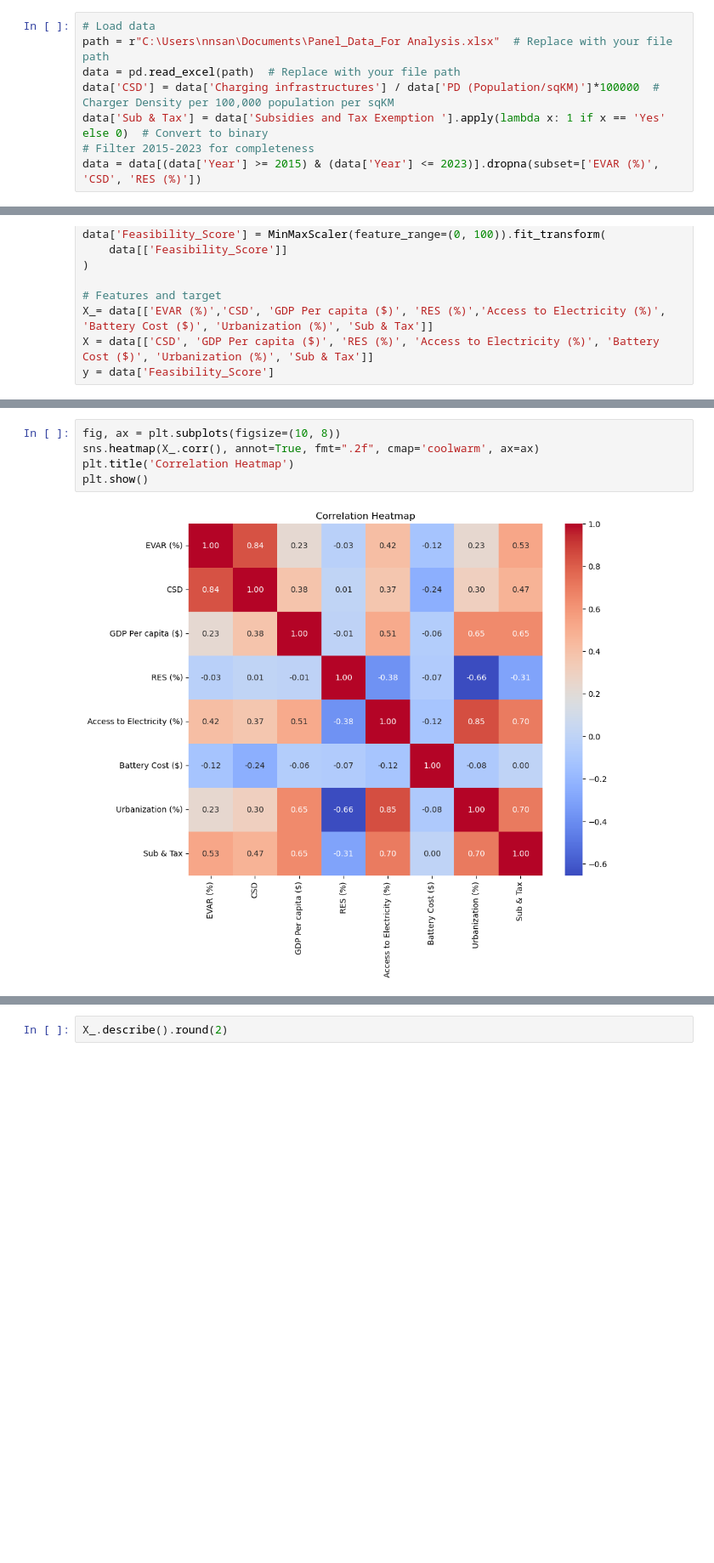
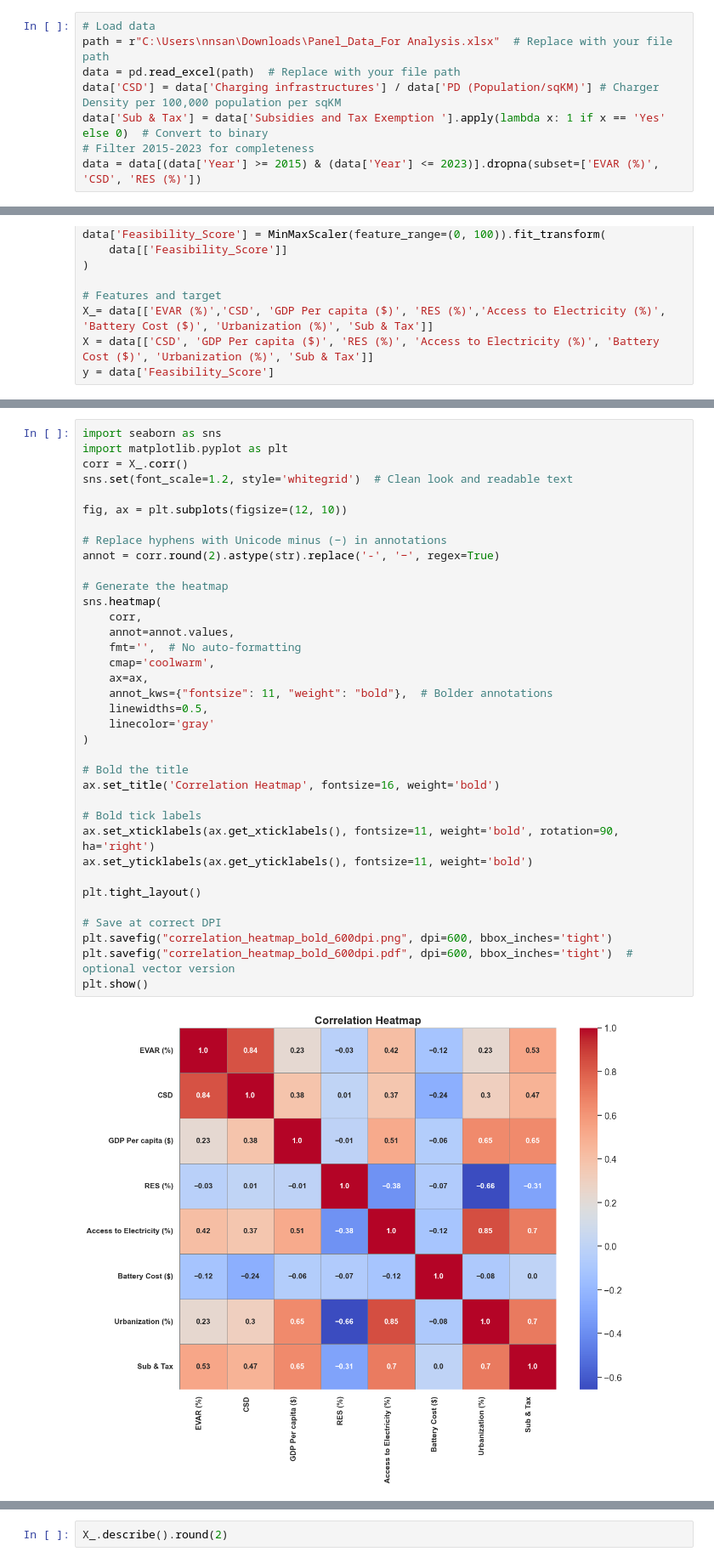
Before and after one commit to gems-nn20/EV-Adoptability, a Jupyter notebook: EV_adoptability_workbook_nsan.ipynb, the cells around one changed output, grey strips where cells are left out. Shown at 85% size. Drawn from its saved outputs; the diff is of its cells as text; blank space fills up the shorter version.

```diff
--- a/EV_adoptability_workbook_nsan.ipynb
+++ b/EV_adoptability_workbook_nsan.ipynb
@@ -21,9 +21,9 @@ from tensorflow.keras.optimizers import Adam
 from sklearn.decomposition import PCA
 # %%
 # Load data
-path = r"C:\Users\nnsan\Documents\Panel_Data_For Analysis.xlsx"  # Replace with your file path
+path = r"C:\Users\nnsan\Downloads\Panel_Data_For Analysis.xlsx"  # Replace with your file path
 data = pd.read_excel(path)  # Replace with your file path
-data['CSD'] = data['Charging infrastructures'] / data['PD (Population/sqKM)']*100000  # Charger Density per 100,000 population per sqKM
+data['CSD'] = data['Charging infrastructures'] / data['PD (Population/sqKM)'] # Charger Density per 100,000 population per sqKM
 data['Sub & Tax'] = data['Subsidies and Tax Exemption '].apply(lambda x: 1 if x == 'Yes' else 0)  # Convert to binary
 # Filter 2015-2023 for completeness
 data = data[(data['Year'] >= 2015) & (data['Year'] <= 2023)].dropna(subset=['EVAR (%)', 'CSD', 'RES (%)'])
@@ -57,8 +57,39 @@ X_.corr()
 # %%
-fig, ax = plt.subplots(figsize=(10, 8))
-sns.heatmap(X_.corr(), annot=True, fmt=".2f", cmap='coolwarm', ax=ax)
-plt.title('Correlation Heatmap')
+import seaborn as sns
+import matplotlib.pyplot as plt
+corr = X_.corr()
+sns.set(font_scale=1.2, style='whitegrid')  # Clean look and readable text
+
+fig, ax = plt.subplots(figsize=(12, 10))
+
+# Replace hyphens with Unicode minus (−) in annotations
+annot = corr.round(2).astype(str).replace('-', '−', regex=True)
+
+# Generate the heatmap
+sns.heatmap(
+    corr,
+    annot=annot.values,
+    fmt='',  # No auto-formatting
+    cmap='coolwarm',
+    ax=ax,
+    annot_kws={"fontsize": 11, "weight": "bold"},  # Bolder annotations
+    linewidths=0.5,
+    linecolor='gray'
+)
+
+# Bold the title
+ax.set_title('Correlation Heatmap', fontsize=16, weight='bold')
+
+# Bold tick labels
+ax.set_xticklabels(ax.get_xticklabels(), fontsize=11, weight='bold', rotation=90, ha='right')
+ax.set_yticklabels(ax.get_yticklabels(), fontsize=11, weight='bold')
+
+plt.tight_layout()
+
+# Save at correct DPI
+plt.savefig("correlation_heatmap_bold_600dpi.png", dpi=600, bbox_inches='tight')
+plt.savefig("correlation_heatmap_bold_600dpi.pdf", dpi=600, bbox_inches='tight')  # optional vector version
 plt.show()
 # %% [output]
-[figure, old version]
+[figure, new version]
 # %%
```
Also changed, not shown: parts of 7 cells of this notebook.
